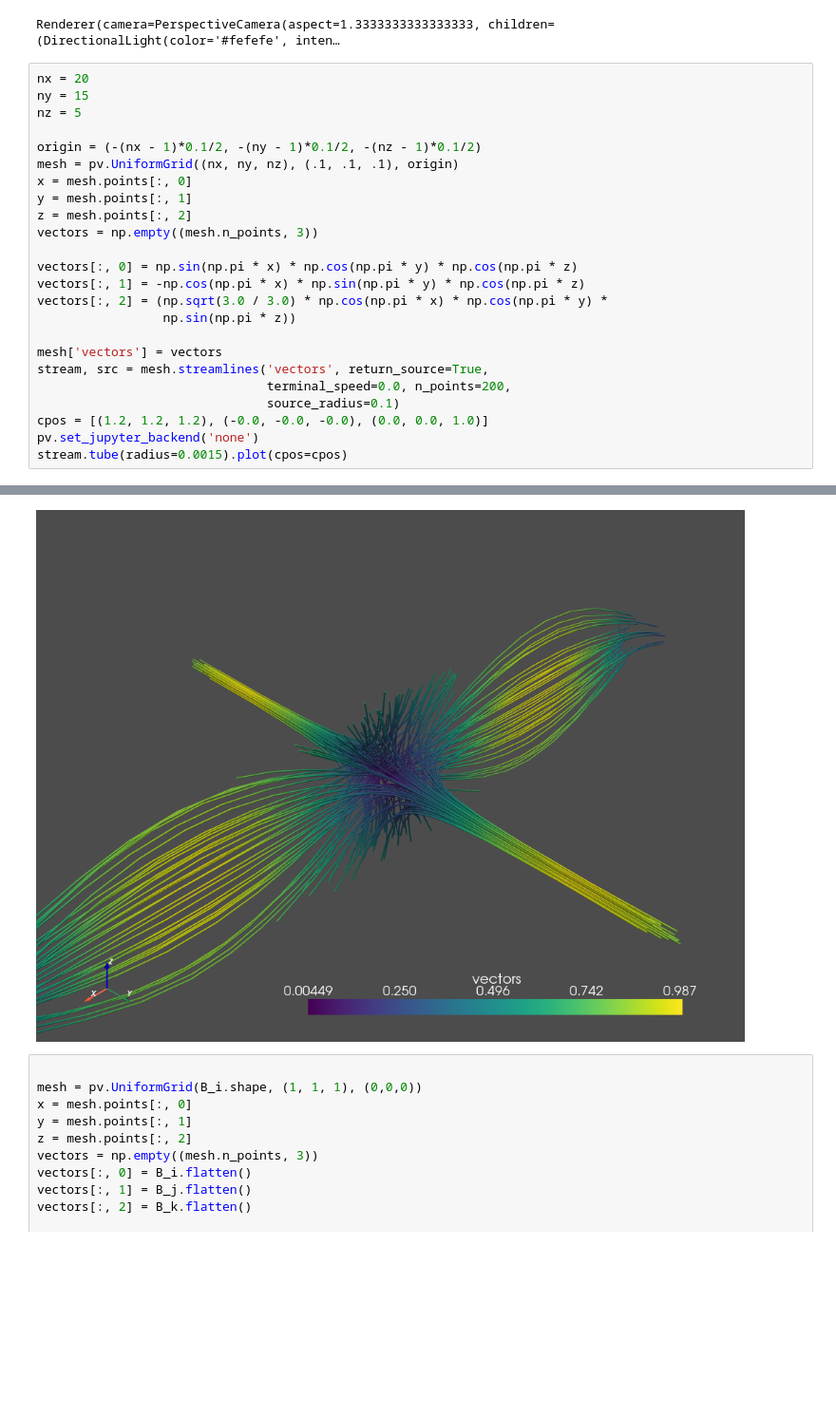
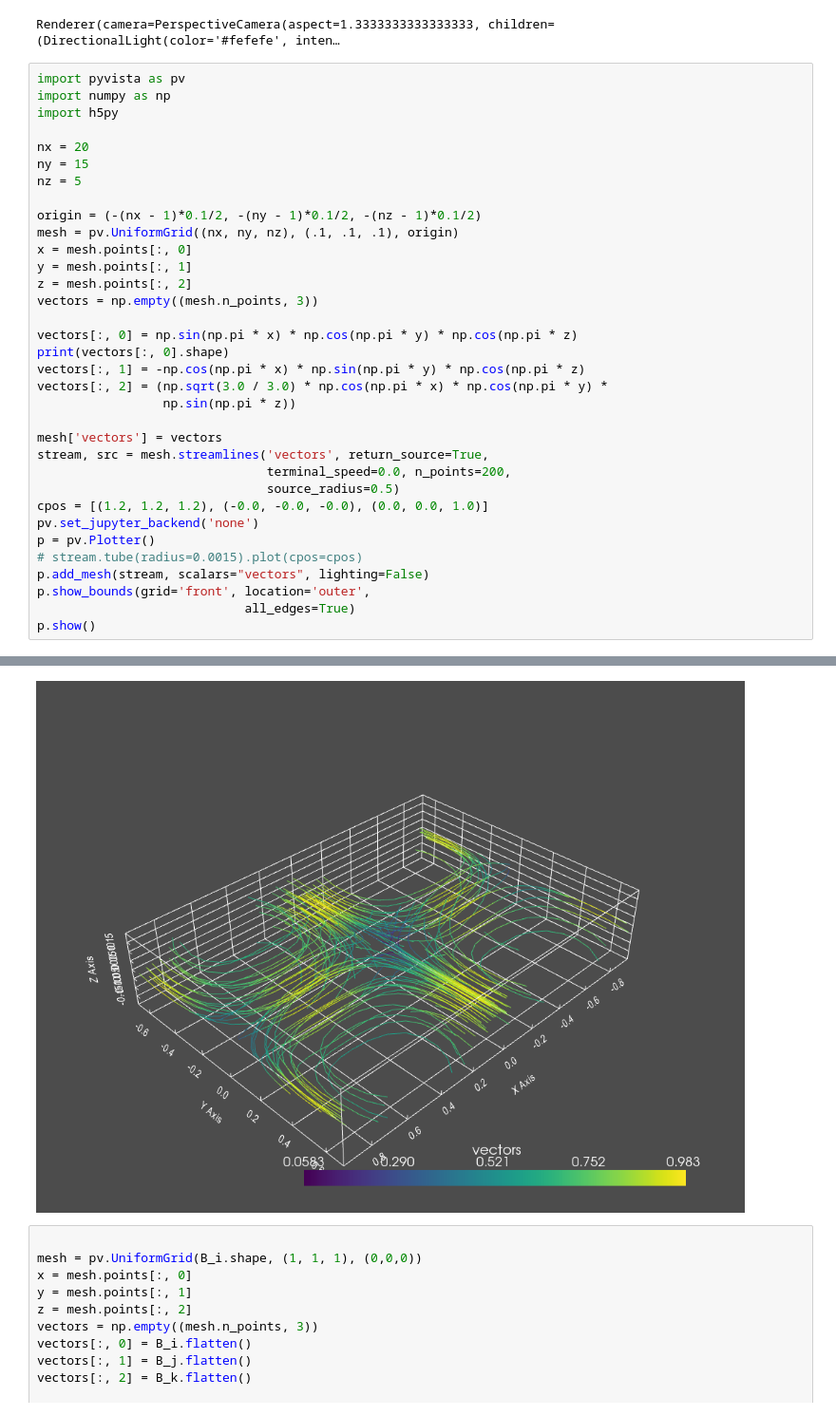
Before and after one commit to S-Yuan137/LIC, a Jupyter notebook: test_clump_hd5.ipynb, the cells around one changed output, grey strips where cells are left out. Shown: that part at 95% size. Cells and saved outputs as stored; diff of their text form; blank space fills up the shorter version.

```diff
--- a/test_clump_hd5.ipynb
+++ b/test_clump_hd5.ipynb
@@ -123,6 +123,10 @@ p.show()
 Renderer(camera=PerspectiveCamera(aspect=1.3333333333333333, children=(DirectionalLight(color='#fefefe', inten…
 Renderer(camera=PerspectiveCamera(aspect=1.3333333333333333, children=(DirectionalLight(color='#fefefe', inten…
 # %%
+import pyvista as pv
+import numpy as np
+import h5py
+
 nx = 20
 ny = 15
 nz = 5
@@ -135,6 +139,7 @@ z = mesh.points[:, 2]
 vectors = np.empty((mesh.n_points, 3))
 
 vectors[:, 0] = np.sin(np.pi * x) * np.cos(np.pi * y) * np.cos(np.pi * z)
+print(vectors[:, 0].shape)
 vectors[:, 1] = -np.cos(np.pi * x) * np.sin(np.pi * y) * np.cos(np.pi * z)
 vectors[:, 2] = (np.sqrt(3.0 / 3.0) * np.cos(np.pi * x) * np.cos(np.pi * y) *
                  np.sin(np.pi * z))
@@ -142,8 +147,13 @@ vectors[:, 2] = (np.sqrt(3.0 / 3.0) * np.cos(np.pi * x) * np.cos(np.pi * y) *
 mesh['vectors'] = vectors
 stream, src = mesh.streamlines('vectors', return_source=True,
                                terminal_speed=0.0, n_points=200,
-                               source_radius=0.1)
+                               source_radius=0.5)
 cpos = [(1.2, 1.2, 1.2), (-0.0, -0.0, -0.0), (0.0, 0.0, 1.0)]
 pv.set_jupyter_backend('none')
-stream.tube(radius=0.0015).plot(cpos=cpos)
+p = pv.Plotter()
+# stream.tube(radius=0.0015).plot(cpos=cpos)
+p.add_mesh(stream, scalars="vectors", lighting=False)
+p.show_bounds(grid='front', location='outer',
+                            all_edges=True)
+p.show()
 # %% [output]
@@ -150,4 +161,4 @@ stream.tube(radius=0.0015).plot(cpos=cpos)
-[figure, old version]
+[figure, new version]
 # %%
 
 mesh = pv.UniformGrid(B_i.shape, (1, 1, 1), (0,0,0))
```
Also changed, not shown: parts of 1 cell of this notebook, 2 other files.
